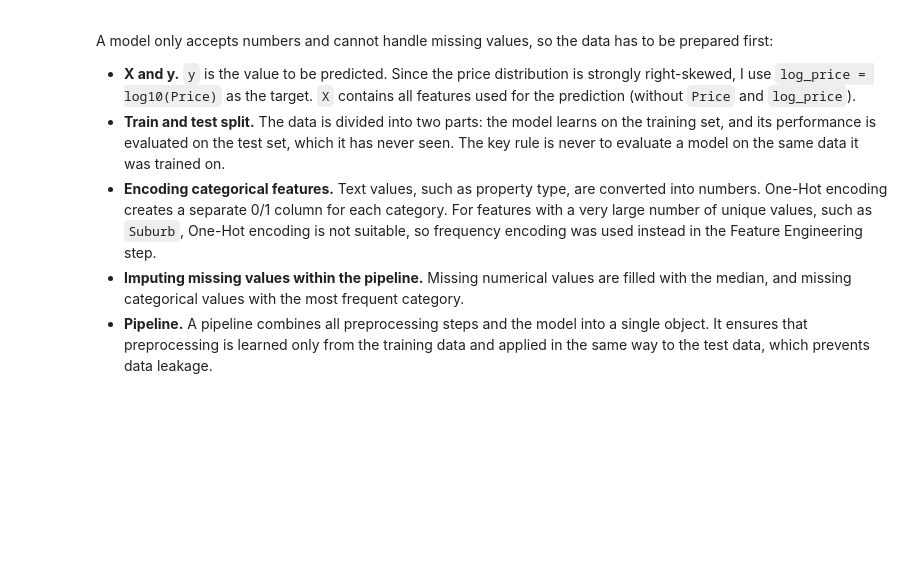
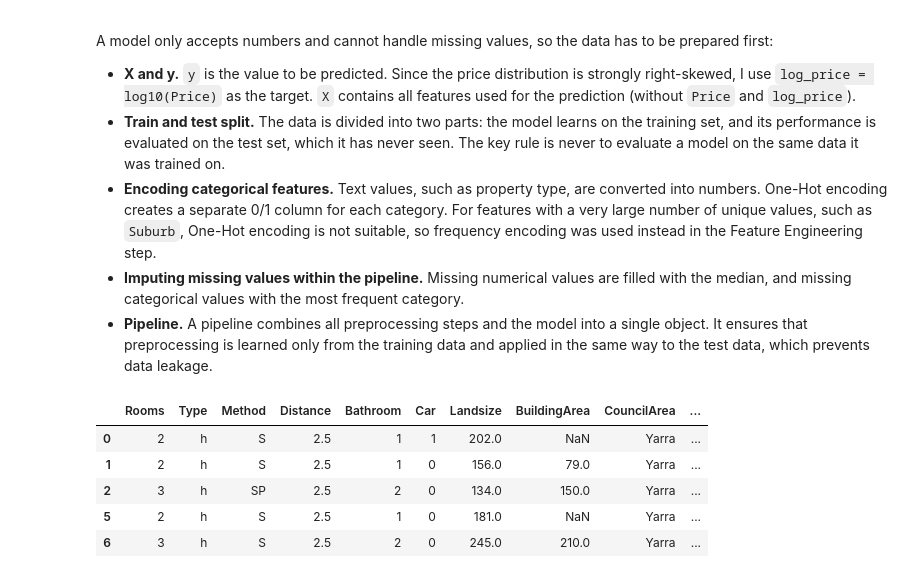
Before and after one commit to Alister44/melbourne-housing-price-prediction, a Jupyter notebook: notebooks/housing_price_prediction.ipynb, the cells around one changed output. Drawn from its saved outputs; the diff is of its cells as text; code cells hidden in the pictures; blank space fills up the shorter version.

```diff
--- a/notebooks/housing_price_prediction.ipynb
+++ b/notebooks/housing_price_prediction.ipynb
@@ -617,5 +604,14 @@ from sklearn.pipeline import Pipeline
 from sklearn.impute import SimpleImputer          # filling in missing values
 from sklearn.preprocessing import OneHotEncoder   # encoding categories
 # %%
-y = fe['Price']
-X = fe.drop(columns=['Price'])
+y = fe['log_price']
+X = fe.drop(columns=['log_price', 'Price'])
+# %%
+X.head()
+# %% [output]
+|  | Rooms | Type | Method | Distance | Bathroom | Car | Landsize | BuildingArea | CouncilArea | ... |
+| 0 | 2 | h | S | 2.5 | 1 | 1 | 202.0 | NaN | Yarra | ... |
+| 1 | 2 | h | S | 2.5 | 1 | 0 | 156.0 | 79.0 | Yarra | ... |
+| 2 | 3 | h | SP | 2.5 | 2 | 0 | 134.0 | 150.0 | Yarra | ... |
+| 5 | 2 | h | S | 2.5 | 1 | 0 | 181.0 | NaN | Yarra | ... |
+| 6 | 3 | h | S | 2.5 | 2 | 0 | 245.0 | 210.0 | Yarra | ... |
```
Also changed, not shown: parts of 7 cells of this notebook.
